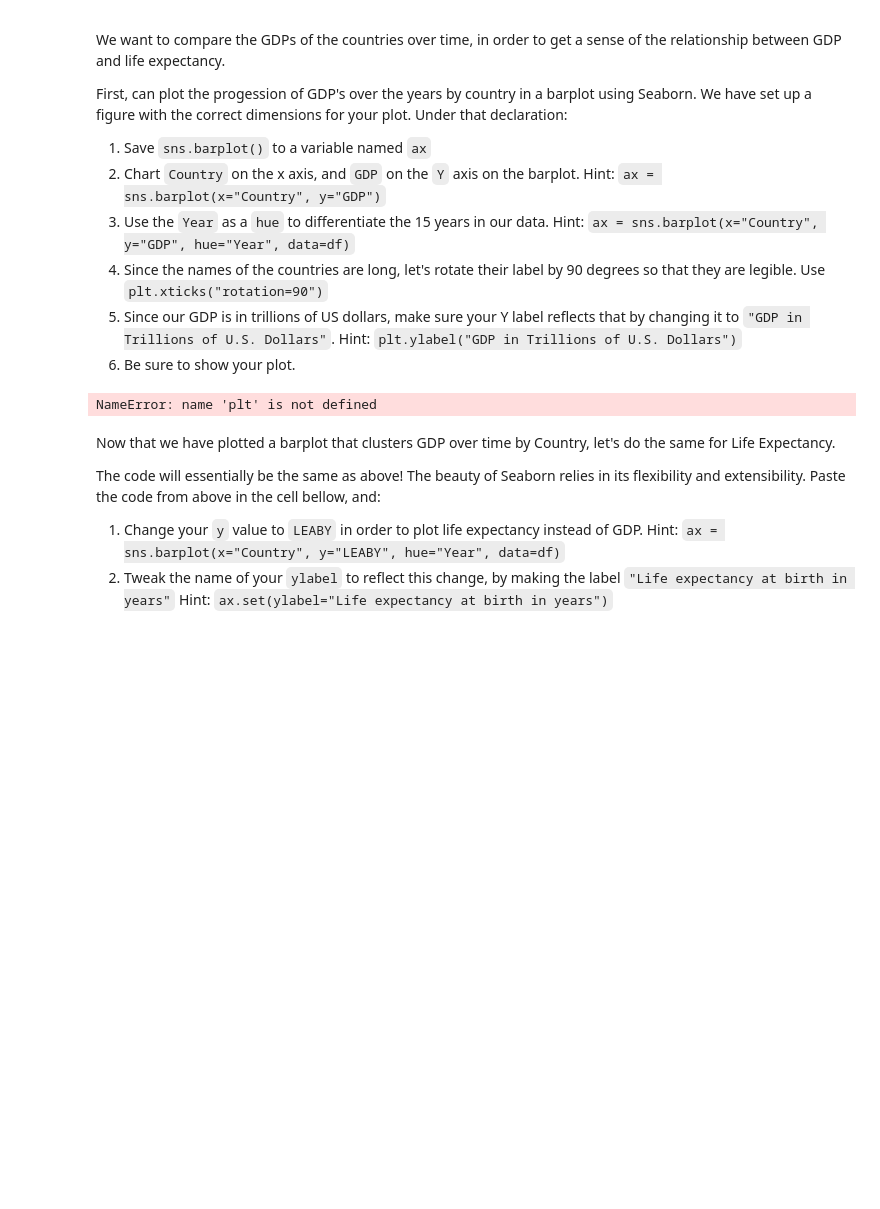
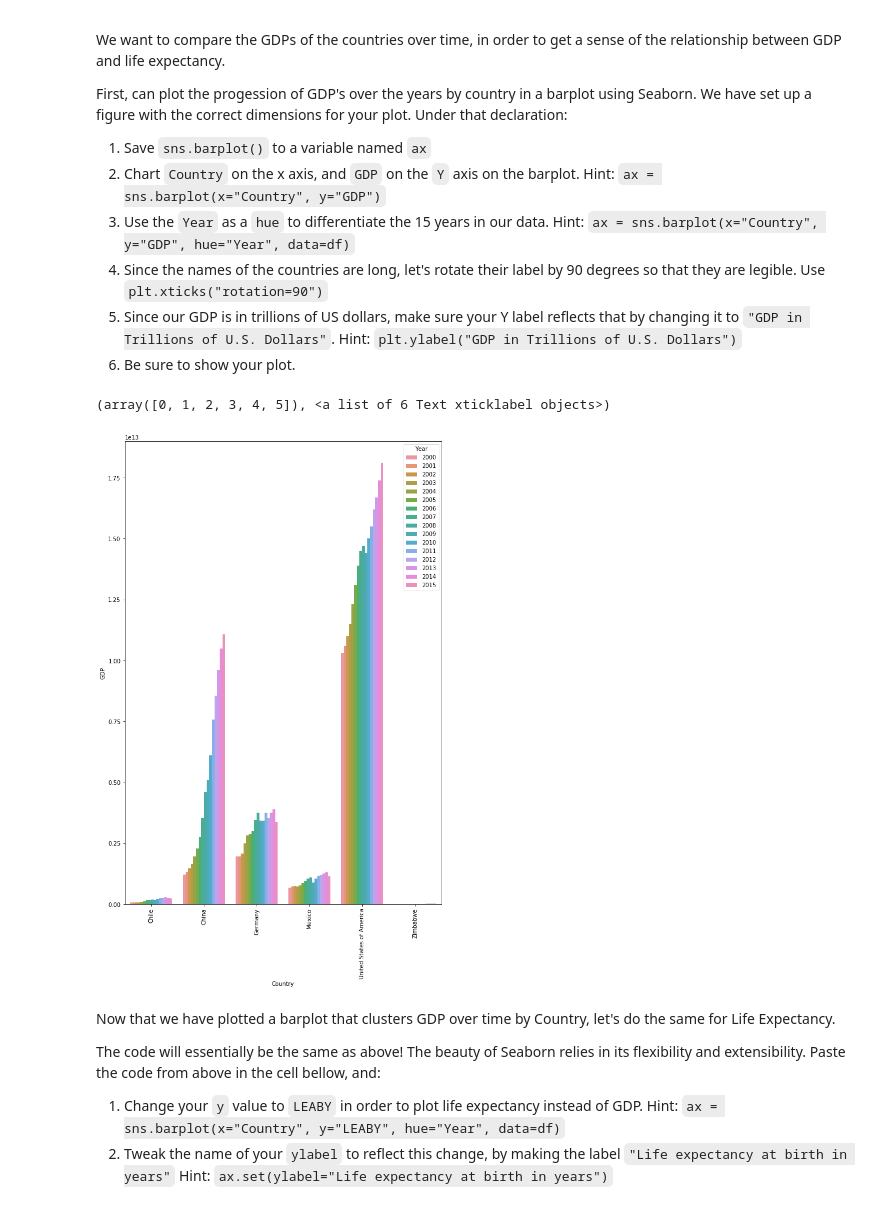
Before and after one commit to zongpoljkk/Life_Expectancy-GDP, a Jupyter notebook: life_expectancy_gdp.ipynb, the cells around one changed output. Saved outputs shown, nothing was run; the diff lists cells and outputs as text; code cells hidden in the pictures; blank space fills up the shorter version.

```diff
--- a/life_expectancy_gdp.ipynb
+++ b/life_expectancy_gdp.ipynb
@@ -121,8 +167,11 @@ We have set up a figure with the correct dimensions for your plot. Under that de
 6. Be sure to show your plot.
 # %%
 f, ax = plt.subplots(figsize=(10, 15))
+ax = sns.barplot(data=df, x="Country", y="GDP", hue="Year")
+plt.xticks(rotation=90)
 # %% [output]
-NameError: name 'plt' is not defined
+(array([0, 1, 2, 3, 4, 5]), <a list of 6 Text xticklabel objects>)
+[figure, added]
 # %% [markdown]
 Now that we have plotted a barplot that clusters GDP over time by Country, let's do the same for Life Expectancy.
 
```
Also changed, not shown: parts of 21 cells of this notebook.
